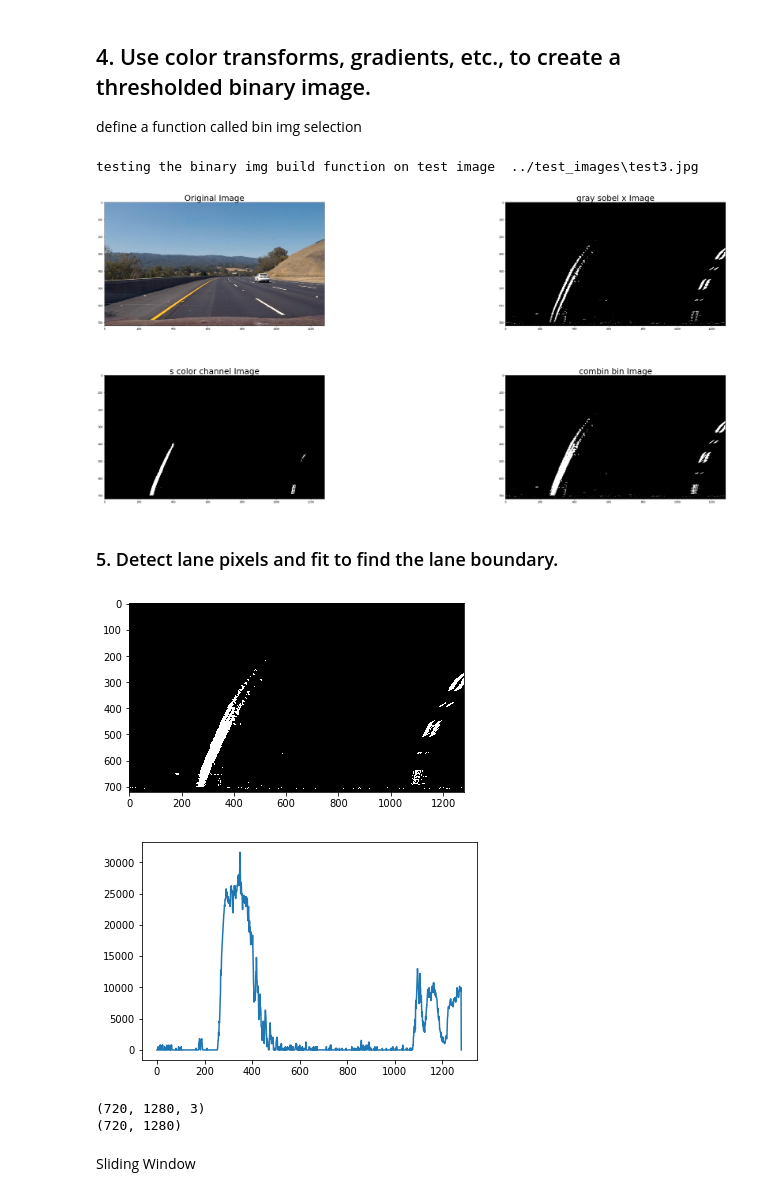
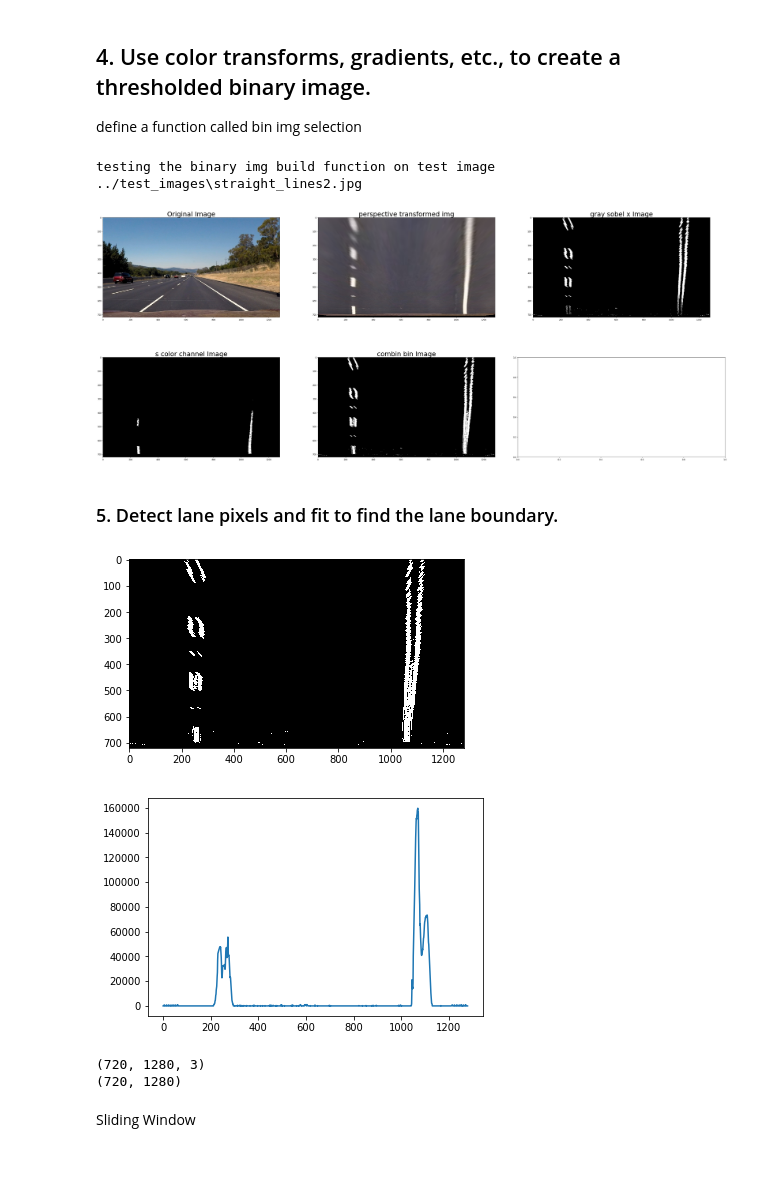
Before and after one commit to easyfly007/autodrive_projects, a Jupyter notebook: proj_advanced_lane_finding/examples/solutions.ipynb, the cells around one changed output. Cells and saved outputs as stored; diff of their text form; code cells hidden in the pictures; blank space fills up the shorter version.

```diff
--- a/proj_advanced_lane_finding/examples/solutions.ipynb
+++ b/proj_advanced_lane_finding/examples/solutions.ipynb
@@ -201,13 +201,16 @@ def testimg_build_binary():
 
     img1, img2, img3 = build_binary_img(img0, rawtype = 'rgb' )
 
-    f, ax = plt.subplots(2, 2, figsize=(48, 18))
+    f, ax = plt.subplots(2, 3, figsize=(48, 18))
     f.tight_layout()
     ax[0][0].imshow(cv2.cvtColor(img, cv2.COLOR_BGR2RGB))
     ax[0][0].set_title('Original Image', fontsize=32)
 
-    ax[0][1].imshow(img1, cmap = 'gray')
-    ax[0][1].set_title('gray sobel x Image', fontsize=32)
+    ax[0][1].imshow(cv2.cvtColor(img0, cv2.COLOR_BGR2RGB))
+    ax[0][1].set_title('perspective transformed img', fontsize=32)
+
+    ax[0][2].imshow(img1, cmap = 'gray')
+    ax[0][2].set_title('gray sobel x Image', fontsize=32)
 
     ax[1][0].imshow(img2, cmap = 'gray')
     ax[1][0].set_title('s color channel Image', fontsize=32)
@@ -217,12 +220,14 @@ def testimg_build_binary():
 
     plt.subplots_adjust(left=0.1, right=1, top=0.9, bottom=0, wspace=None, hspace=0.4)
 
+    # img, img0 are color imgs
+    # img1, img2, img3 are gray imgs
     return img, img0, img1, img2, img3
 # %%
 img, img0, img1, img2, img3 = testimg_build_binary()
 # %% [output]
-testing the binary img build function on test image  ../test_images\test3.jpg
+testing the binary img build function on test image  ../test_images\straight_lines2.jpg
-[figure, old version]
+[figure, new version]
 # %% [markdown]
 ### 5. Detect lane pixels and fit to find the lane boundary.
 # %%
@@ -242,18 +247,18 @@ def get_histogram(img):
     out_gray = img3
     print(out_gray.shape)
 
-    return histogram
+    return histogram, out_img
 # %%
 # img is the raw color img,
 # img0 is the perspectived img
 # img1 is the sobel x binary img
 # img2 is the color threshold img
 # img3 is the combination of img2 and img3
 
-histogram = get_histogram(img3)
+histogram, out_img = get_histogram(img3)
 # %% [output]
-[figure, old version]
+[figure, new version]
-[figure, old version]
+[figure, new version]
 (720, 1280, 3)
 (720, 1280)
 # %% [markdown]
```
Also changed, not shown: parts of 13 cells of this notebook.
